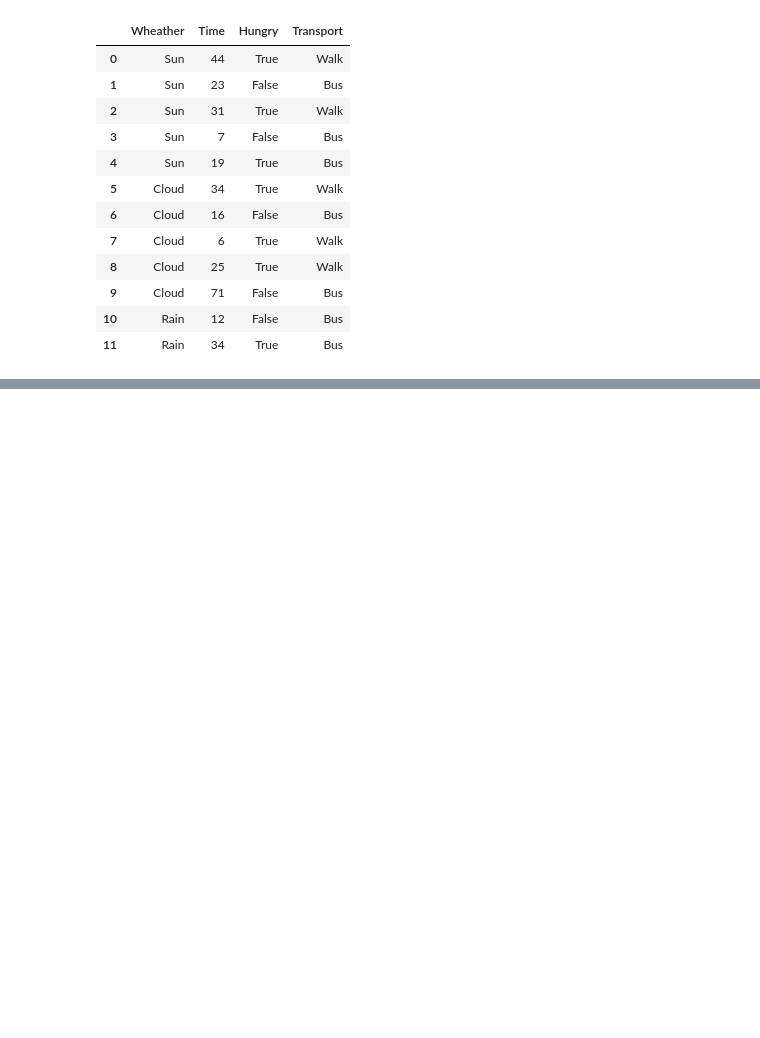
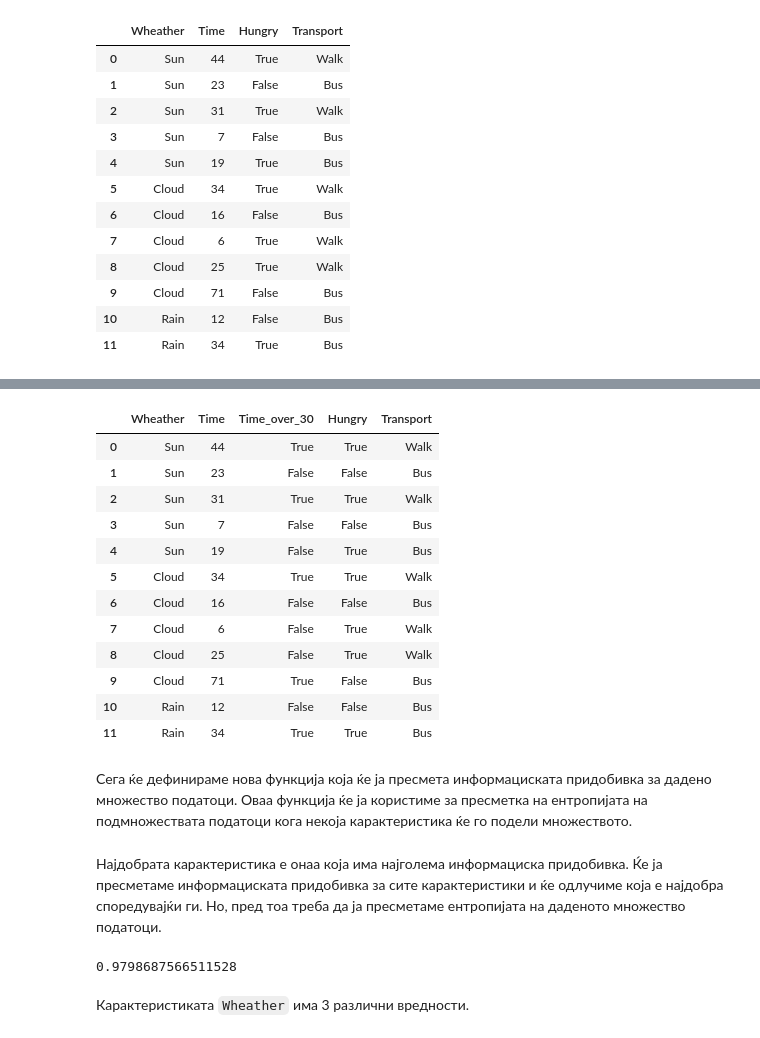
Before and after one commit to markoskiz/ovi-ai, a Jupyter notebook: code/decision_trees.ipynb, the cells around one changed output, grey strips where cells are left out. Cells and saved outputs as stored; diff of their text form; code cells hidden in the pictures; blank space fills up the shorter version.

```diff
--- a/code/decision_trees.ipynb
+++ b/code/decision_trees.ipynb
@@ -213,3 +206,0 @@ list(df['Wheather'].unique())
-# %%
-df['Time > 30'] = df['Time'] > 30
-df
@@ -230,3 +206,0 @@ df
-# %%
-df = df[['Wheather', 'Time', 'Time > 30', 'Hungry', 'Transport']]
-df
@@ -298,0 +212,21 @@ h_before_split
+# %%
+df['Time_over_30'] = df['Time'] > 30
+# оваа редица служи за подредување на колоните бидејќи најлогично е излезната колона Transport да ни е најдесно.
+df = df[['Wheather', 'Time', 'Time_over_30', 'Hungry', 'Transport']]
+df
+# %% [output]
+|  | Wheather | Time | Time_over_30 | Hungry | Transport |
+| 0 | Sun | 44 | True | True | Walk |
+| 1 | Sun | 23 | False | False | Bus |
+| 2 | Sun | 31 | True | True | Walk |
+| 3 | Sun | 7 | False | False | Bus |
+| 4 | Sun | 19 | False | True | Bus |
+| 5 | Cloud | 34 | True | True | Walk |
+| 6 | Cloud | 16 | False | False | Bus |
+| 7 | Cloud | 6 | False | True | Walk |
+| 8 | Cloud | 25 | False | True | Walk |
+| 9 | Cloud | 71 | True | False | Bus |
+| 10 | Rain | 12 | False | False | Bus |
+| 11 | Rain | 34 | True | True | Bus |
+# %% [markdown]
+Сега ќе дефинираме нова функција која ќе ја пресмета информациската придобивка за дадено множество податоци. Оваа функција ќе ја користиме за пресметка на ентропијата на подмножествата податоци кога некоја карактеристика ќе го подели множеството.
@@ -298,0 +241,13 @@ h_before_split
+# %% [markdown]
+Најдобрата карактеристика е онаа која има најголема информациска придобивка. Ќе ја пресметаме информациската придобивка за сите карактеристики и ќе одлучиме која е најдобра споредувајќи ги. Но, пред тоа треба да ја пресметаме ентропијата на даденото множество податоци.
+# %%
+output_column = 'Transport'
+class_1 = 'Bus'
+class_2 = 'Walk'
+
+h_before_split = entropy_of_dataset(df, output_column, class_1, class_2)
+h_before_split
+# %% [output]
+0.9798687566511528
+# %% [markdown]
+Карактеристиката `Wheather` има 3 различни вредности.
```
Also changed, not shown: parts of 19 cells of this notebook.
